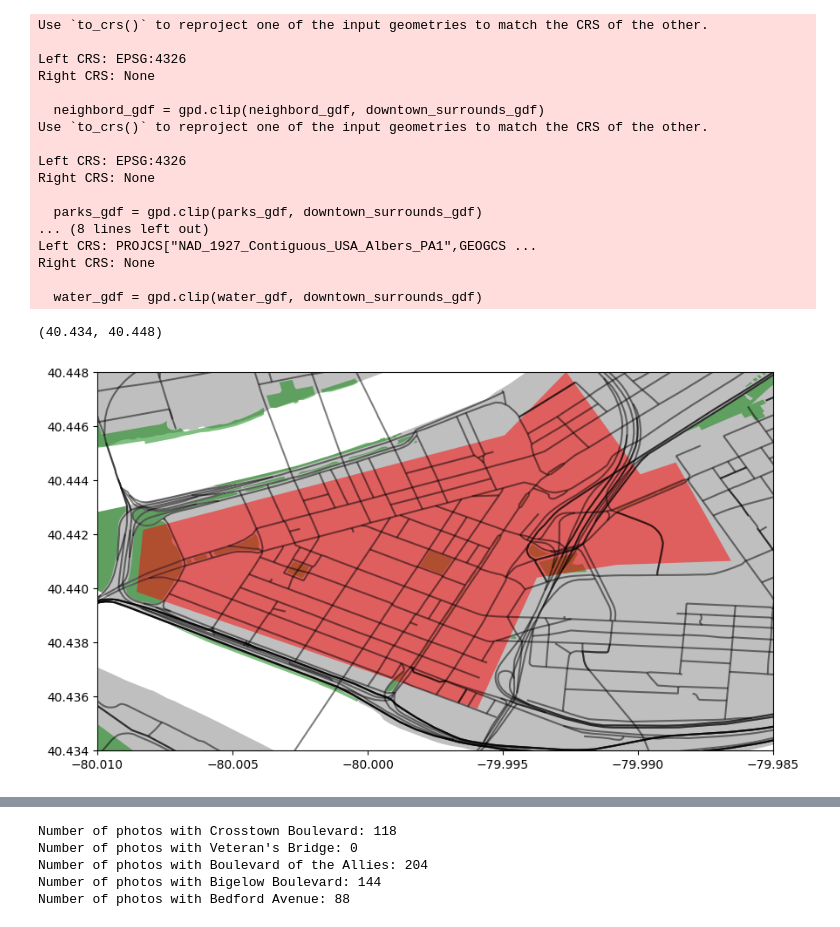
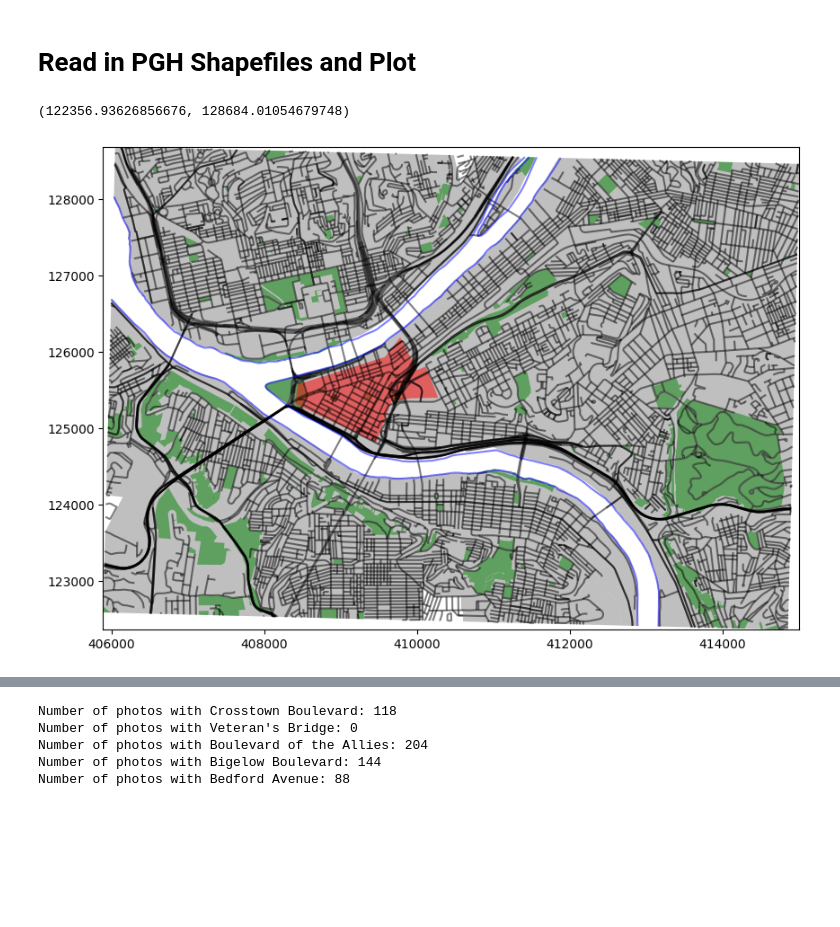
Before and after one commit to colton-lapp/PGHComputerVision, a Jupyter notebook: Code/2_analyze_results/inspect_download_metadata.ipynb, the cells around one changed output, grey strips where cells are left out. Cells and saved outputs as stored; diff of their text form; code cells hidden in the pictures; blank space fills up the shorter version.

```diff
--- a/Code/2_analyze_results/inspect_download_metadata.ipynb
+++ b/Code/2_analyze_results/inspect_download_metadata.ipynb
@@ -0,0 +31,3 @@
+# %%
+EPSG_dict = {
+    'epsg': 32129}
@@ -84,61 +108,20 @@ pics_gdf
-# %%
-import matplotlib.pyplot as plt
-import json
-
-# Define the directories containing the shapefiles
-
-neighbord_gdf = gpd.read_file('pittsburgh_gis_data/Neighborhoods_/Neighborhoods_.shp')
-parks_gdf = gpd.read_file('pittsburgh_gis_data/PGHWebParks/PGHWebParks.shp')
-roads_gdf = gpd.read_file('pittsburgh_gis_data/tl_2020_42003_roads/tl_2020_42003_roads.shp')
-water_gdf = gpd.read_file('pittsburgh_gis_data/majrivrs/majrivrs.shp')
-
-# read in json of downtown
-with open('./pittsburgh_gis_data/downtown_polygon.json', 'r') as file:
-    downtown_polygon = json.load(file)
-downtown_gdf = gpd.GeoDataFrame.from_features(downtown_polygon['features'])
-
-
-# read in downtown_surrounds_polygon.json and clip 4 gdfs to area
-with open('./pittsburgh_gis_data/downtown_surroundings_polygon.json', 'r') as file:
-    downtown_surrounds_polygon = json.load(file)
-
-# Clip neighborhood, parks, roads, and water to downtown_surrounds_polygon
-downtown_surrounds_gdf = gpd.GeoDataFrame.from_features(downtown_surrounds_polygon['features'])
-neighbord_gdf = gpd.clip(neighbord_gdf, downtown_surrounds_gdf)
-parks_gdf = gpd.clip(parks_gdf, downtown_surrounds_gdf)
-roads_gdf = gpd.clip(roads_gdf, downtown_surrounds_gdf)
-water_gdf = gpd.clip(water_gdf, downtown_surrounds_gdf)
-# %% [output]
-Use `to_crs()` to reproject one of the input geometries to match the CRS of the other.
-
-Left CRS: EPSG:4326
-Right CRS: None
-
-  neighbord_gdf = gpd.clip(neighbord_gdf, downtown_surrounds_gdf)
-Use `to_crs()` to reproject one of the input geometries to match the CRS of the other.
-
-Left CRS: EPSG:4326
-Right CRS: None
-
-  parks_gdf = gpd.clip(parks_gdf, downtown_surrounds_gdf)
-... (8 lines left out)
-Left CRS: PROJCS["NAD_1927_Contiguous_USA_Albers_PA1",GEOGCS ...
-Right CRS: None
-
-  water_gdf = gpd.clip(water_gdf, downtown_surrounds_gdf)
+# %% [markdown]
+# Read in PGH Shapefiles and Plot
 # %%
+neighbor_gdf, parks_gdf, roads_gdf, water_gdf, downtown_gdf, downtown_surrounds_gdf = load_pgh_shp_files(EPSG_dict)
+
 #plot 5 shapefiles, zooming to downtown_gdf
 fig, ax = plt.subplots(figsize=(10,10))
-neighbord_gdf.plot(ax=ax, color='grey', alpha=0.5)
+neighbor_gdf.plot(ax=ax, color='grey', alpha=0.5)
 parks_gdf.plot(ax=ax, color='green', alpha=0.5)
 roads_gdf.plot(ax=ax, color='black', alpha=0.5)
 water_gdf.plot(ax=ax, color='blue', alpha=0.5)
 downtown_gdf.plot(ax=ax, color='red', alpha=0.5)
 
-# zoom
-ax.set_xlim(-80.01, -79.985)
-ax.set_ylim(40.434, 40.448)
+# zoom to bounds of downtown_surrounds_gdf
+ax.set_xlim(downtown_surrounds_gdf.total_bounds[0], downtown_surrounds_gdf.total_bounds[2])
+ax.set_ylim(downtown_surrounds_gdf.total_bounds[1], downtown_surrounds_gdf.total_bounds[3])
 # %% [output]
-(40.434, 40.448)
+(122356.93626856676, 128684.01054679748)
-[figure, old version]
+[figure, new version]
 # %%
```
Also changed, not shown: parts of 17 cells of this notebook, 5 other files.
